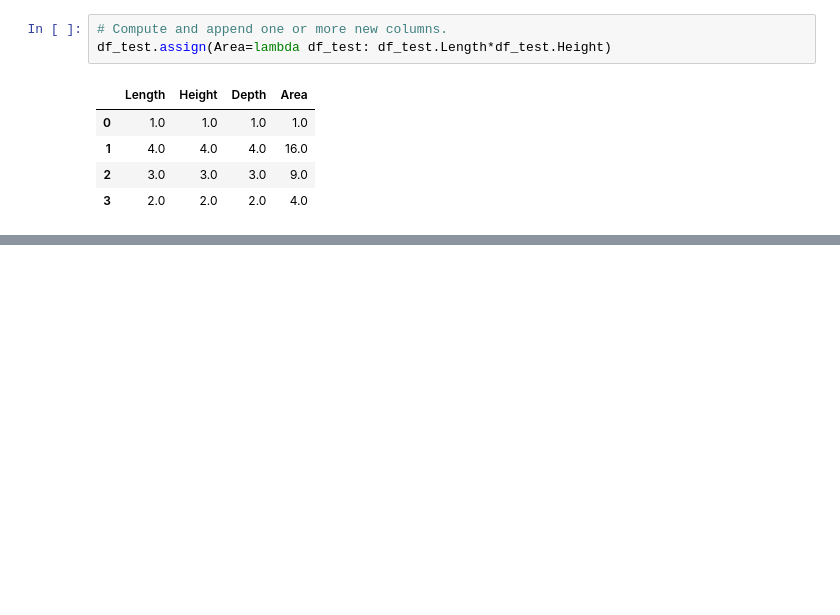
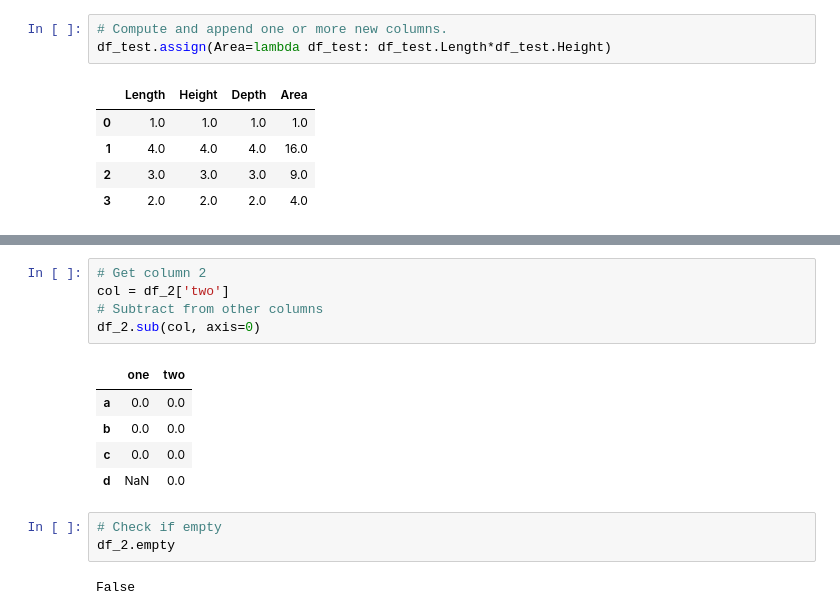
Before and after one commit to VLieberg/Python-Basics-Coding, a Jupyter notebook: notebooks/Pandas Tutorial.ipynb, the cells around one changed output, grey strips where cells are left out. Saved outputs shown, nothing was run; the diff lists cells and outputs as text; blank space fills up the shorter version.

```diff
--- a/notebooks/Pandas Tutorial.ipynb
+++ b/notebooks/Pandas Tutorial.ipynb
@@ -922,0 +940,16 @@ d  0.0  4.0
+# %%
+# Get column 2
+col = df_2['two']
+# Subtract from other columns
+df_2.sub(col, axis=0)
+# %% [output]
+|  | one | two |
+| a | 0.0 | 0.0 |
+| b | 0.0 | 0.0 |
+| c | 0.0 | 0.0 |
+| d | NaN | 0.0 |
+# %%
+# Check if empty
+df_2.empty
+# %% [output]
+False
```
Also changed, not shown: parts of 115 cells of this notebook.
